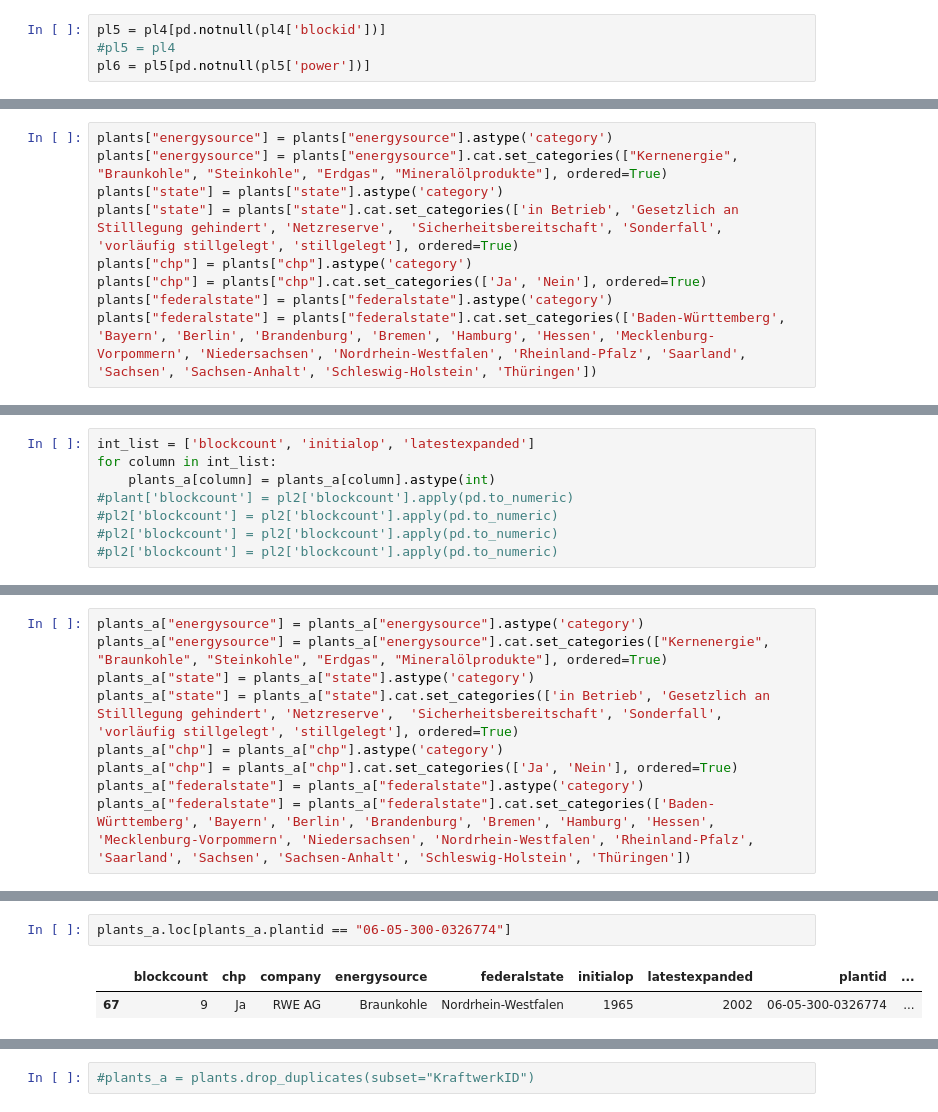
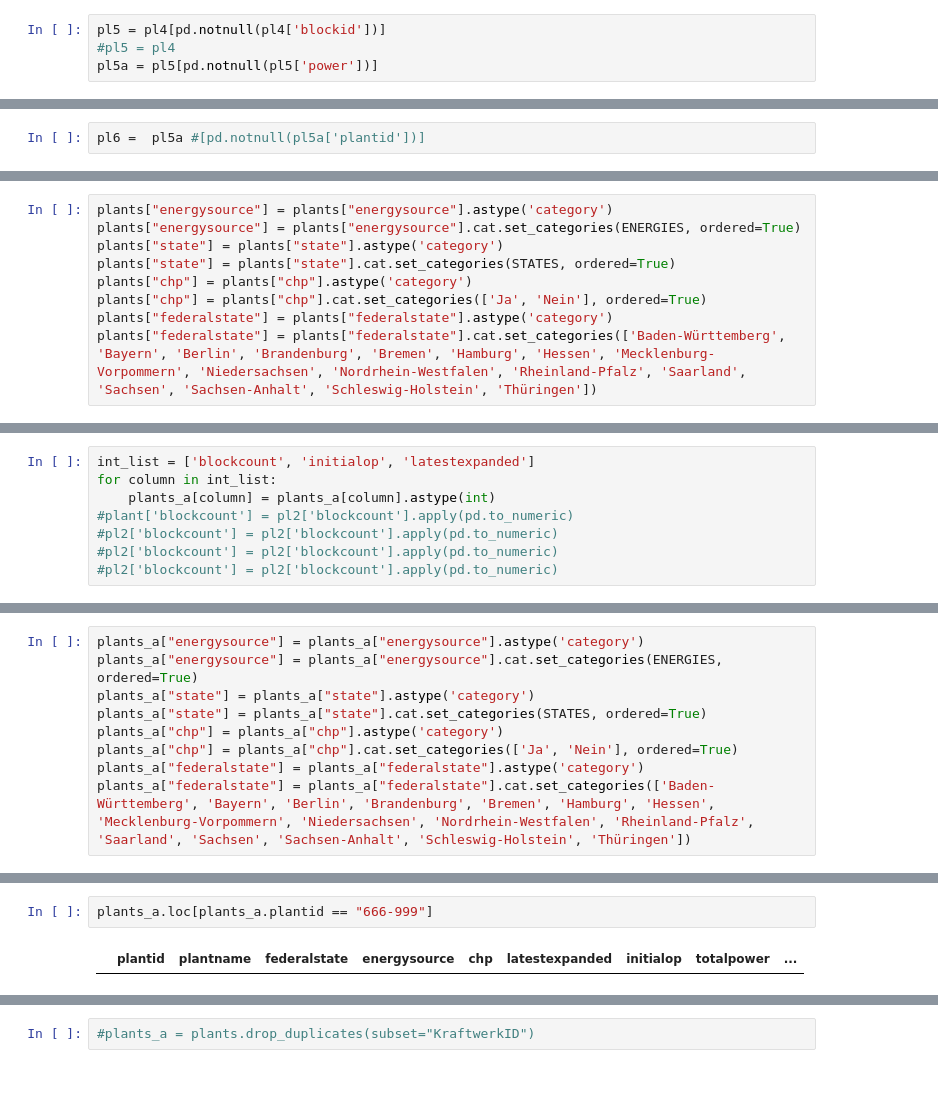
Before and after one commit to sidietz/plantwatch-data, a Jupyter notebook: basic/toblocks-v3.ipynb, the cells around one changed output, grey strips where cells are left out. Saved outputs shown, nothing was run; the diff lists cells and outputs as text; blank space fills up the shorter version.

```diff
--- a/basic/toblocks-v3.ipynb
+++ b/basic/toblocks-v3.ipynb
@@ -306,4 +267,4 @@ pl4 = bm.merge(pl3, how="outer", on="blockid")
 # %%
 pl5 = pl4[pd.notnull(pl4['blockid'])]
 #pl5 = pl4
-pl6 = pl5[pd.notnull(pl5['power'])]
+pl5a = pl5[pd.notnull(pl5['power'])]
@@ -311,0 +271,2 @@ pl6 = pl5[pd.notnull(pl5['power'])]
+# %%
+pl6 =  pl5a #[pd.notnull(pl5a['plantid'])]
@@ -376,9 +339,9 @@ plants
 #plants[plants.duplicated(['KraftwerkID'], keep=False)].sort_values("BlockID", ascending=False)
 # %%
 plants["energysource"] = plants["energysource"].astype('category')
-plants["energysource"] = plants["energysource"].cat.set_categories(["Kernenergie", "Braunkohle", "Steinkohle", "Erdgas", "Mineralölprodukte"], ordered=True)
+plants["energysource"] = plants["energysource"].cat.set_categories(ENERGIES, ordered=True)
 plants["state"] = plants["state"].astype('category')
-plants["state"] = plants["state"].cat.set_categories(['in Betrieb', 'Gesetzlich an Stilllegung gehindert', 'Netzreserve',  'Sicherheitsbereitschaft', 'Sonderfall', 'vorläufig stillgelegt', 'stillgelegt'], ordered=True)
+plants["state"] = plants["state"].cat.set_categories(STATES, ordered=True)
 plants["chp"] = plants["chp"].astype('category')
 plants["chp"] = plants["chp"].cat.set_categories(['Ja', 'Nein'], ordered=True)
 plants["federalstate"] = plants["federalstate"].astype('category')
@@ -467,9 +430,9 @@ totalpower        float64
 dtype: object
 # %%
 plants_a["energysource"] = plants_a["energysource"].astype('category')
-plants_a["energysource"] = plants_a["energysource"].cat.set_categories(["Kernenergie", "Braunkohle", "Steinkohle", "Erdgas", "Mineralölprodukte"], ordered=True)
+plants_a["energysource"] = plants_a["energysource"].cat.set_categories(ENERGIES, ordered=True)
 plants_a["state"] = plants_a["state"].astype('category')
-plants_a["state"] = plants_a["state"].cat.set_categories(['in Betrieb', 'Gesetzlich an Stilllegung gehindert', 'Netzreserve',  'Sicherheitsbereitschaft', 'Sonderfall', 'vorläufig stillgelegt', 'stillgelegt'], ordered=True)
+plants_a["state"] = plants_a["state"].cat.set_categories(STATES, ordered=True)
 plants_a["chp"] = plants_a["chp"].astype('category')
 plants_a["chp"] = plants_a["chp"].cat.set_categories(['Ja', 'Nein'], ordered=True)
 plants_a["federalstate"] = plants_a["federalstate"].astype('category')
@@ -491,9 +454,8 @@ totalpower         float64
 dtype: object
 # %%
-plants_a.loc[plants_a.plantid == "06-05-300-0326774"]
+plants_a.loc[plants_a.plantid == "666-999"]
 # %% [output]
-|  | blockcount | chp | company | energysource | federalstate | initialop | latestexpanded | plantid | ... |
-| 67 | 9 | Ja | RWE AG | Braunkohle | Nordrhein-Westfalen | 1965 | 2002 | 06-05-300-0326774 | ... |
+|  | plantid | plantname | federalstate | energysource | chp | latestexpanded | initialop | totalpower | ... |
 # %%
 plants_a.loc[plants_a.plantid == "06-00176010435"]
 # %% [output]
```
Also changed, not shown: parts of 56 cells of this notebook, 9 other files.
